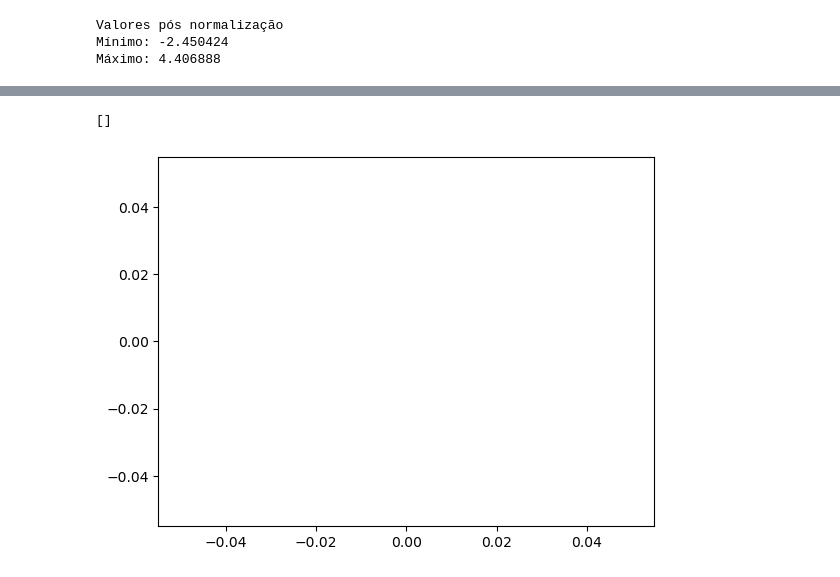
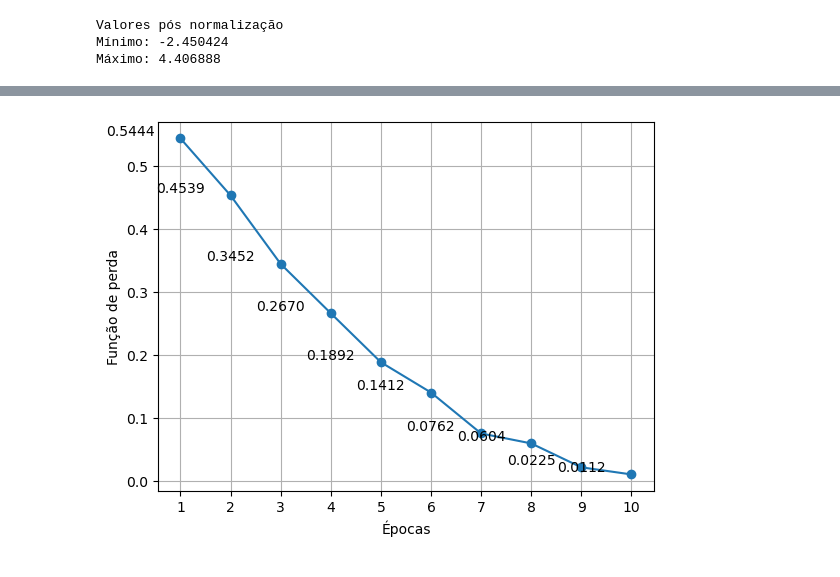
Before and after one commit to akira-gabriel/star-galaxy-classification, a Jupyter notebook: galaxy star classifier.ipynb, the cells around one changed output, grey strips where cells are left out. Cells and saved outputs as stored; diff of their text form; code cells hidden in the pictures.

```diff
--- a/galaxy star classifier.ipynb
+++ b/galaxy star classifier.ipynb
@@ -169,9 +171,9 @@ class CNN(nn.Module):
         self.adaptive_pool = nn.AdaptiveAvgPool2d((4, 4))
 
         self.fc1 = nn.Linear(256 * 4 * 4, 512)
-        self.dropout1 = nn.Dropout2d(dropout_rate)
+        self.dropout1 = nn.Dropout(dropout_rate)
         self.fc2 = nn.Linear(512, 128)
-        self.dropout2 = nn.Dropout2d(dropout_rate)
+        self.dropout2 = nn.Dropout(dropout_rate)
         self.fc3 = nn.Linear(128, num_classes)
 
     def forward(self, x):
@@ -207,7 +209,7 @@ class CNN(nn.Module):
 
         return x
 # %%
-model = CNN(num_classes=2, dropout_rate=0.5).to(device)
+model = CNN(num_classes=1, dropout_rate=0.5).to(device)
 
 dummy = torch.randn(1, 1, 128, 128).to(device)
 out = model(dummy)
@@ -224,9 +226,7 @@ learning_rate = 0.0001
 
 weight_decay = 1e-4
 optimizer = torch.optim.Adam(model.parameters(), lr=learning_rate, weight_decay=weight_decay)
-
-# criterion  = nn.CrossEntropyLoss()
-criterion = nn.BCELoss()
+criterion = nn.BCEWithLogitsLoss()
 
 scheduler = torch.optim.lr_scheduler.ReduceLROnPlateau(
     optimizer,
@@ -242,6 +238,6 @@ BCELoss()
 # %%
 num_epochs = 10
-epoch_loss, epoch_acuracy = [], []
+epoch_loss, epoch_accuracy = [], []
 
 for epoch in range(num_epochs):
     model.train()
@@ -250,17 +246,19 @@ for epoch in range(num_epochs):
     for images, labels in train_loader:
         optimizer.zero_grad()
         outputs = model(images)
-        labels = labels.floart().unsqueeze(1)
+        labels = labels.float().unsqueeze(1)
         loss = criterion(outputs, labels)
         loss.backward()
         optimizer.step()
 
         running_loss += loss.item()
-        preds = (torch.sigmoid(outputs) > 0.5).float().unsqueeze(1)
+        preds = (outputs > 0).float()
         correct += (preds == labels).sum().item()
         total += labels.size(0)
 
-    epoch_loss = running_loss / len(train_loader)
+    avg_loss = running_loss / len(train_loader)
     epoch_acc = 100 * correct / total
-    print(f"Geração [{epoch+1}/{num_epochs}] Loss: {epoch_loss:.4f} Acurácia: {epoch_acc:.2f}%")
+    epoch_loss.append(avg_loss)
+    epoch_accuracy.append(epoch_acc)
+    print(f"Geração [{epoch+1}/{num_epochs}] Loss: {avg_loss:.4f} Acurácia: {epoch_acc:.2f}%")
 # %% [output]
@@ -300,5 +275,17 @@ AttributeError: 'float' object has no attribute 'append'
-# %%
-plt.plot()
-# %% [output]
-[]
-[figure, removed]
+# %%
+x = range(1, len(epoch_loss) + 1)
+
+plt.plot(x, epoch_loss, marker = 'o')
+plt.xlabel("Épocas")
+plt.ylabel("Função de perda")
+plt.grid()
+
+y = epoch_loss
+
+for i, valor in enumerate(epoch_loss):
+    plt.text(i, valor, f'{valor:.4f}', ha='center', va='bottom')
+
+plt.xticks(range(1, 11))
+plt.show()
+# %% [output]
+[figure, added]
```
Also changed, not shown: parts of 8 cells of this notebook.
